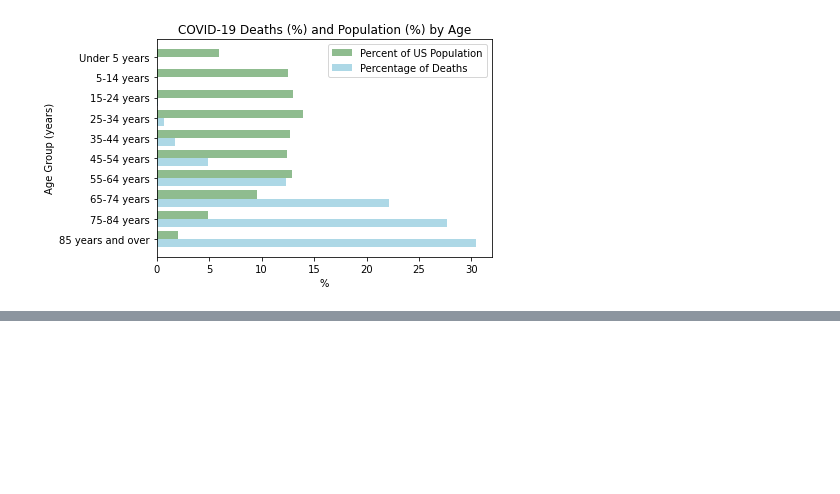
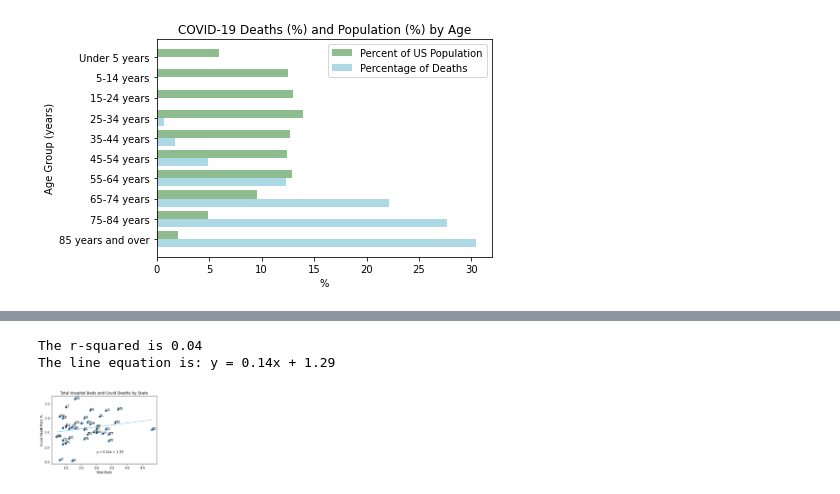
Before and after one commit to jenniecinelli/project_one, a Jupyter notebook: Folder4/Master.ipynb, the cells around one changed output, grey strips where cells are left out. Drawn from its saved outputs; the diff is of its cells as text; code cells hidden in the pictures; blank space fills up the shorter version.

```diff
--- a/Folder4/Master.ipynb
+++ b/Folder4/Master.ipynb
@@ -79,3 +208,37 @@ plt.show()
+# %%
+(slope, intercept, rvalue, pvalue, stderr) = linregress(total_beds, Covid_Death_Rate)
+
+regress_values = total_beds * slope + intercept
+
+line_eq = "y = " + str(round(slope,2)) + "x + " + str(round(intercept,2))
+
+plt.scatter(total_beds,Covid_Death_Rate)
+
+plt.plot(total_beds,regress_values,"lightblue")
+
+r_sqr = round(rvalue**2,2)
+
+plt.annotate(line_eq,(3, .8),fontsize=10,color="black")
+
+plt.annotate(f"The r-squared is: {r_sqr}",(25,0.5),fontsize=10,color="black")
+
+plt.xlabel('Total Beds')
+plt.ylabel('Covid Death Rate %')
+plt.title("Total Hospital Beds and Covid Deaths by State")
+
+print(f"The r-squared is {r_sqr}")
+print(f"The line equation is: {line_eq}")
+
+for index, row in df_merge.iterrows():
+    #print(f"{row[0]} at coords: ({row[2]},{row[1]})")
+    plt.annotate(row[0],(row[2],row[1]))
+
+plt.savefig("Output/total-beds-and-deaths-regression.png")
+plt.show()
+# %% [output]
+The r-squared is 0.04
+The line equation is: y = 0.14x + 1.29
+[figure, added]
 # %%
 ## Preventative Measures
 # DATA
```
Also changed, not shown: parts of 21 cells of this notebook, 7 other files.
